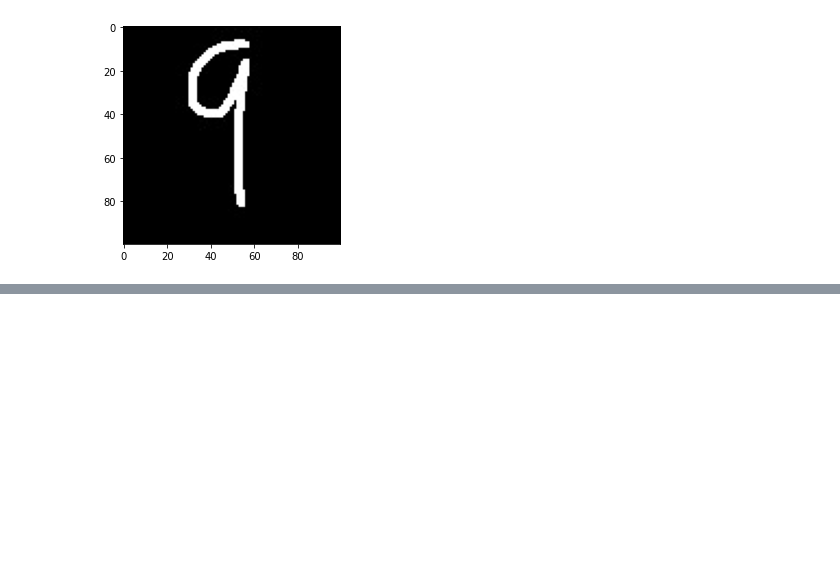
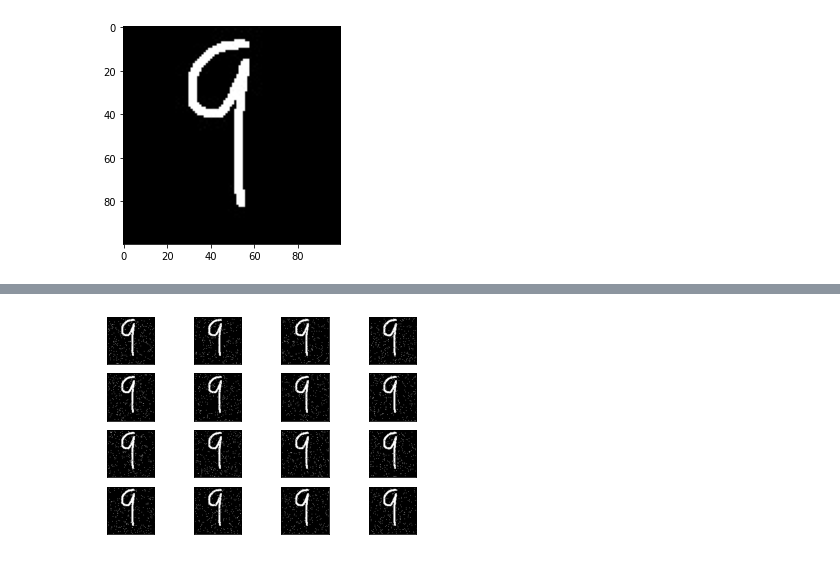
Before and after one commit to Birunda3000/Image-Augmentation, a Jupyter notebook: ASDF-Copy1 (4).ipynb, the cells around one changed output, grey strips where cells are left out. Cells and saved outputs as stored; diff of their text form; code cells hidden in the pictures; blank space fills up the shorter version.

```diff
--- a/ASDF-Copy1 (4).ipynb
+++ b/ASDF-Copy1 (4).ipynb
@@ -316,0 +348,15 @@ plt.show()
+# %%
+
+for i in range(m):
+    #aux = Aug.random_erasing(Image.fromarray(img_array), repetitions = 2)
+    aux = Aug.random_noise(img_array)
+
+    plt.subplot(4,4,i+1)
+    plt.xticks([])
+    plt.yticks([])
+    plt.grid(False)
+    plt.imshow(aux, cmap='gray')
+    plt.xlabel("{}\n({})".format( 4, 4 ), color='white')
+plt.show()
+# %% [output]
+[figure, added]
```
Also changed, not shown: parts of 8 cells of this notebook.
